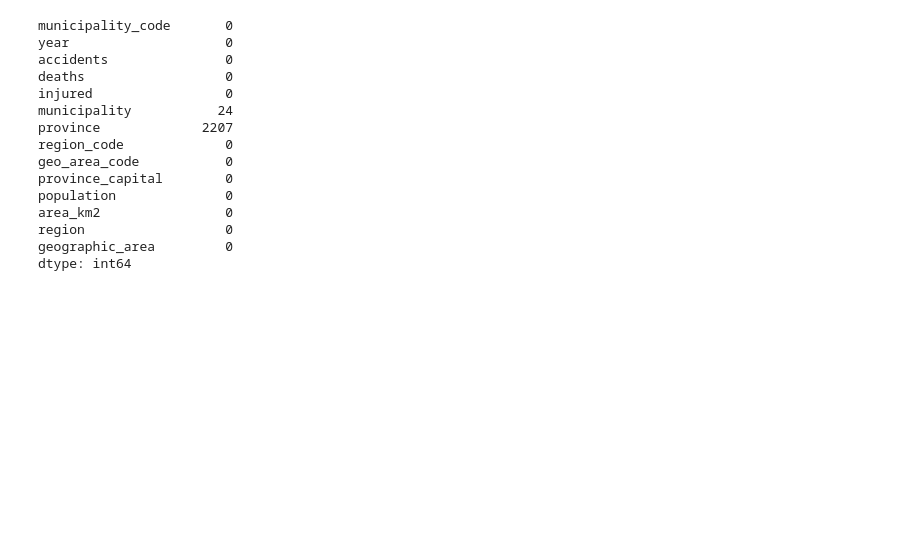
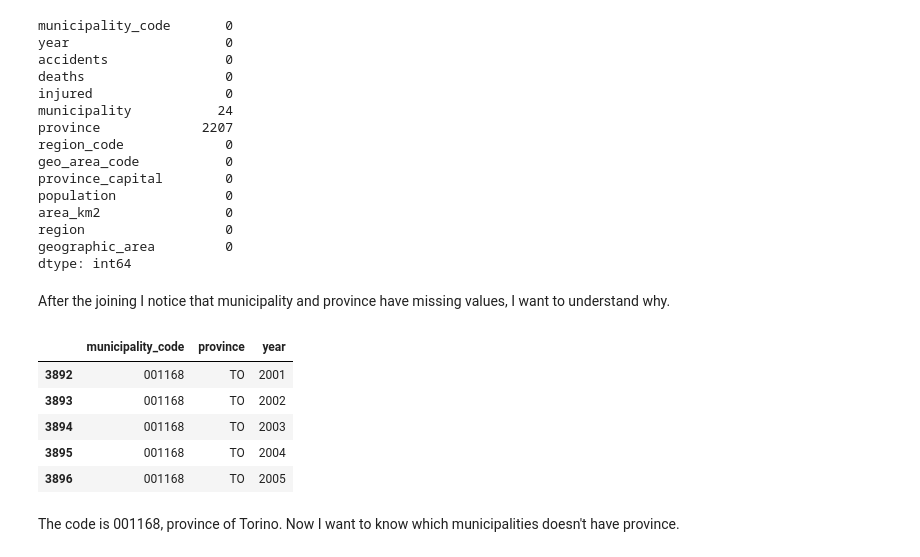
Before and after one commit to aledoll01-sys/progetto_finale, a Jupyter notebook: notebooks/02_data_cleaning.ipynb, the cells around one changed output. Drawn from its saved outputs; the diff is of its cells as text; code cells hidden in the pictures; blank space fills up the shorter version.

```diff
--- a/notebooks/02_data_cleaning.ipynb
+++ b/notebooks/02_data_cleaning.ipynb
@@ -477,3 +477,16 @@ area_km2                0
 region                  0
 geographic_area         0
 dtype: int64
+# %% [markdown]
+After the joining I notice that municipality and province have missing values, I want to understand why.
+# %%
+df_final[df_final["municipality"].isnull()] [["municipality_code", "province", "year"]].head()
+# %% [output]
+|  | municipality_code | province | year |
+| 3892 | 001168 | TO | 2001 |
+| 3893 | 001168 | TO | 2002 |
+| 3894 | 001168 | TO | 2003 |
+| 3895 | 001168 | TO | 2004 |
+| 3896 | 001168 | TO | 2005 |
+# %% [markdown]
+The code is 001168, province of Torino. Now I want to know which municipalities doesn't have province.
```
Also changed, not shown: parts of 10 cells of this notebook, 1 other file.
